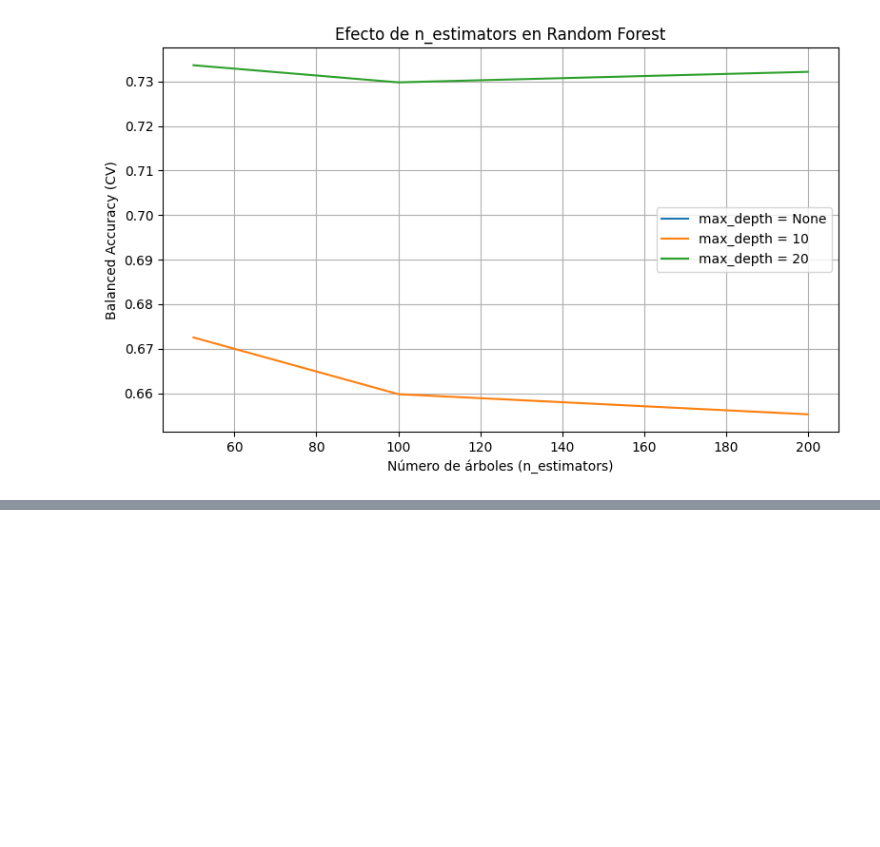
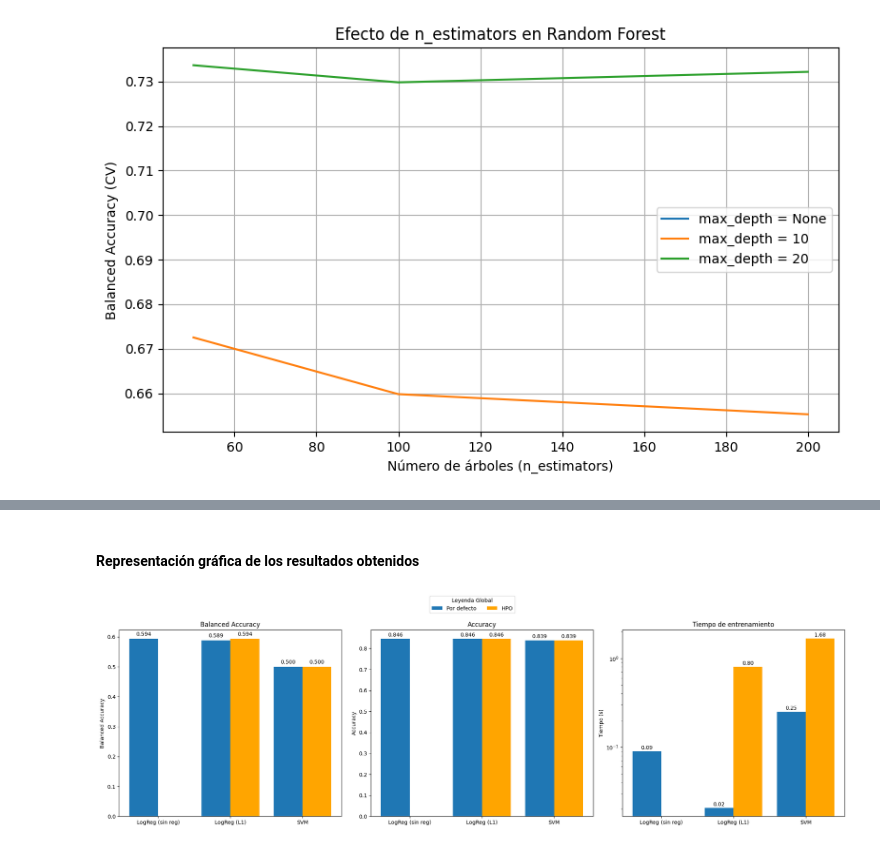
Before and after one commit to 100475757/ML_P1, a Jupyter notebook: notebook1.ipynb, the cells around one changed output, grey strips where cells are left out. Saved outputs shown, nothing was run; the diff lists cells and outputs as text; code cells hidden in the pictures; blank space fills up the shorter version.

Commit message:
"Modelos lineales y SVMs"

```diff
--- a/notebook1.ipynb
+++ b/notebook1.ipynb
@@ -859,0 +1040,76 @@ plt.show()
+# %% [markdown]
+#### Representación gráfica de los resultados obtenidos
+# %%
+# Modelos
+modelos = ['LogReg (sin reg)', 'LogReg (L1)', 'SVM']
+
+# Balanced Accuracy
+bal_acc_default = [bal_acc_lr_no_reg, bal_acc_lr_l1, bal_acc_svm]
+bal_acc_hpo     = [None, bal_acc_lr_l1_hpo, bal_acc_svm_hpo]
+
+# Accuracy
+acc_default = [acc_lr_no_reg, acc_lr_l1, acc_svm]
+acc_hpo     = [None, acc_lr_l1_hpo, acc_svm_hpo]
+
+# Tiempos de entrenamiento (en segundos)
+dt_default = [lr_time, lr_time_l1, svm_time]
+dt_hpo     = [None, lr_l1_time_hpo, svm_time_hpo]
+
+# Crear los subplots
+fig, axs = plt.subplots(1, 3, figsize=(20, 6))
+
+# ----------------------------------------------------------------------------------------------------------------------------------
+
+# 1. Balanced Accuracy
+axs[0].bar(np.arange(len(modelos)) - 0.2, bal_acc_default, width=0.4, label='Por defecto')
+axs[0].bar(np.arange(len(modelos)) + 0.2, [v if v is not None else 0 for v in bal_acc_hpo], width=0.4, label='HPO', color='orange')
+axs[0].set_title('Balanced Accuracy')
+axs[0].set_ylabel('Balanced Accuracy')
+axs[0].set_xticks(np.arange(len(modelos)))
+axs[0].set_xticklabels(modelos)
+for i, val in enumerate(bal_acc_default):
+    axs[0].text(i - 0.2, val + 0.01, f'{val:.3f}', ha='center')
+for i, val in enumerate(bal_acc_hpo):
+    if val is not None:
+        axs[0].text(i + 0.2, val + 0.01, f'{val:.3f}', ha='center')
+
+# ----------------------------------------------------------------------------------------------------------------------------------
+
+# 2. Accuracy
+axs[1].bar(np.arange(len(modelos)) - 0.2, acc_default, width=0.4, label='Por defecto')
+axs[1].bar(np.arange(len(modelos)) + 0.2, [v if v is not None else 0 for v in acc_hpo], width=0.4, label='HPO', color='orange')
+axs[1].set_title('Accuracy')
+axs[1].set_ylabel('Accuracy')
+axs[1].set_xticks(np.arange(len(modelos)))
+axs[1].set_xticklabels(modelos)
+for i, val in enumerate(acc_default):
+    axs[1].text(i - 0.2, val + 0.01, f'{val:.3f}', ha='center')
+for i, val in enumerate(acc_hpo):
+    if val is not None:
+        axs[1].text(i + 0.2, val + 0.01, f'{val:.3f}', ha='center')
+
+# ----------------------------------------------------------------------------------------------------------------------------------
+
+# 3. Tiempo de entrenamiento (escala logarítmica)
+axs[2].bar(np.arange(len(modelos)) - 0.2, dt_default, width=0.4, label='Por defecto')
+axs[2].bar(np.arange(len(modelos)) + 0.2, [v if v is not None else 0 for v in dt_hpo], width=0.4, label='HPO', color='orange')
+axs[2].set_title('Tiempo de entrenamiento')
+axs[2].set_ylabel('Tiempo (s)')
+axs[2].set_xticks(np.arange(len(modelos)))
+axs[2].set_xticklabels(modelos)
+axs[2].set_yscale('log')
+for i, val in enumerate(dt_default):
+    axs[2].text(i - 0.2, val * 1.05, f'{val:.2f}', ha='center')
+for i, val in enumerate(dt_hpo):
+    if val is not None:
+        axs[2].text(i + 0.2, val * 1.05, f'{val:.2f}', ha='center')
+
+# -----------------------------------------------------------------------------------------------------------------------------------
+
+# Crear una leyenda global
+fig.legend(['Por defecto', 'HPO'], loc='upper center', bbox_to_anchor=(0.5, 1.05), ncol=2, title="Leyenda Global")
+
+plt.tight_layout(rect=[0, 0, 1, 0.95])  # Ajustar el espacio para la leyenda global
+plt.show()
+# %% [output]
+[figure, added]
```
Also changed, not shown: parts of 16 cells of this notebook.
